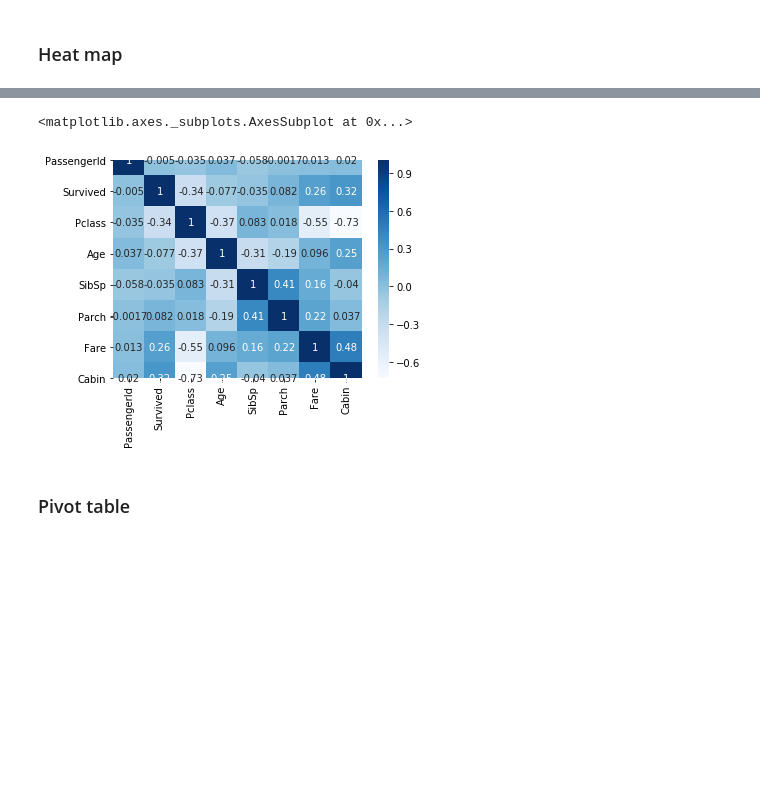
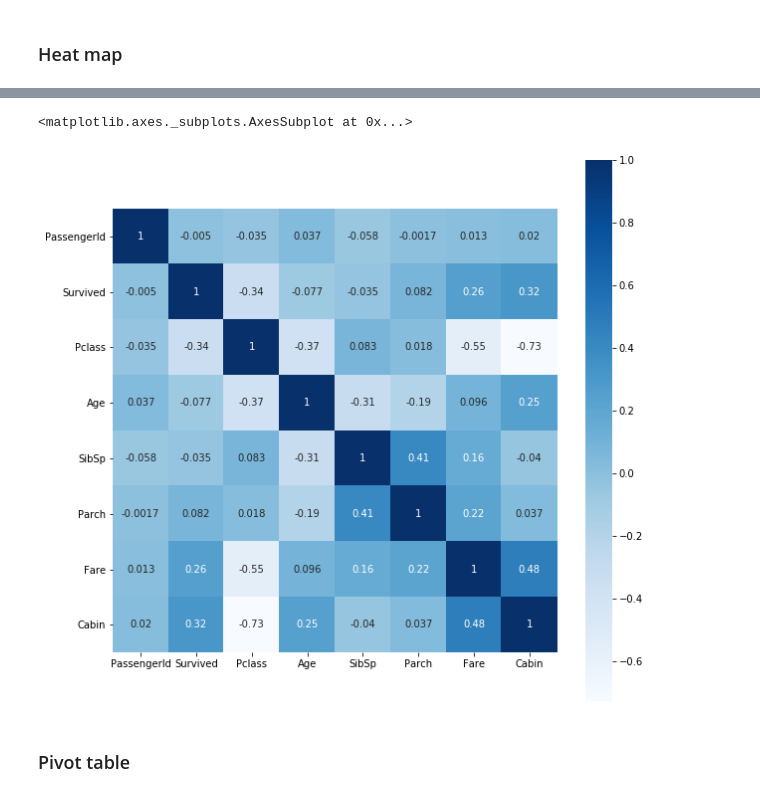
Before and after one commit to ksp2000/titanic_death_prediction, a Jupyter notebook: titanic.ipynb, the cells around one changed output, grey strips where cells are left out. Drawn from its saved outputs; the diff is of its cells as text; code cells hidden in the pictures; blank space fills up the shorter version.

```diff
--- a/titanic.ipynb
+++ b/titanic.ipynb
@@ -129,10 +142,9 @@ sns.barplot(x='Survived',y='Fare',data=df)
 # %%
-corr = df.corr()
-
-sns.heatmap(corr,vmax=1,square=True,annot=True,cmap='Blues')
+fig,ax = plt.subplots(figsize=(10,10))
+sns.heatmap(corr,vmax=1,square=True,annot=True,cmap='Blues',ax=ax)
 # %% [output]
 <matplotlib.axes._subplots.AxesSubplot at 0x...>
-[figure, old version]
+[figure, new version]
 # %% [markdown]
 ### Pivot table
 # %%
```
Also changed, not shown: parts of 69 cells of this notebook, 2 other files.
